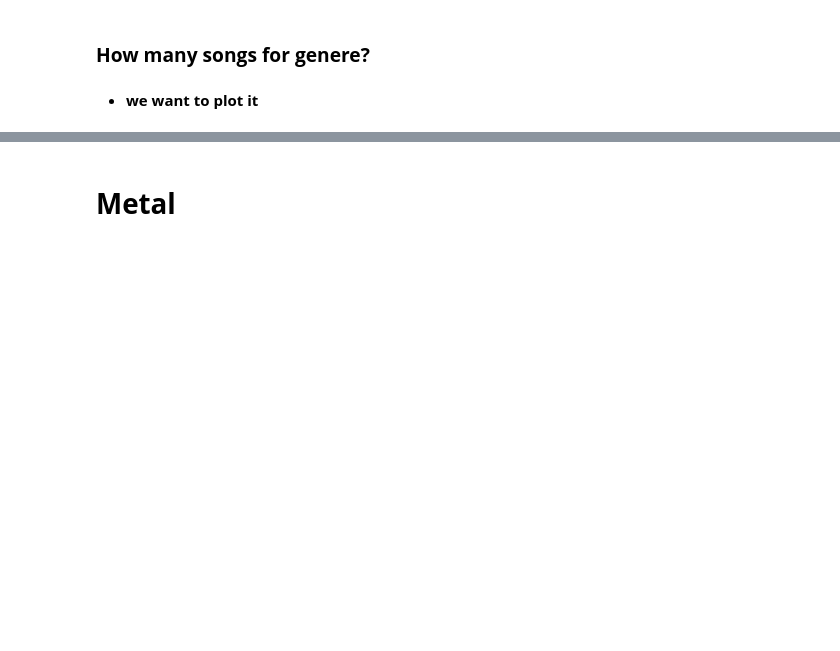
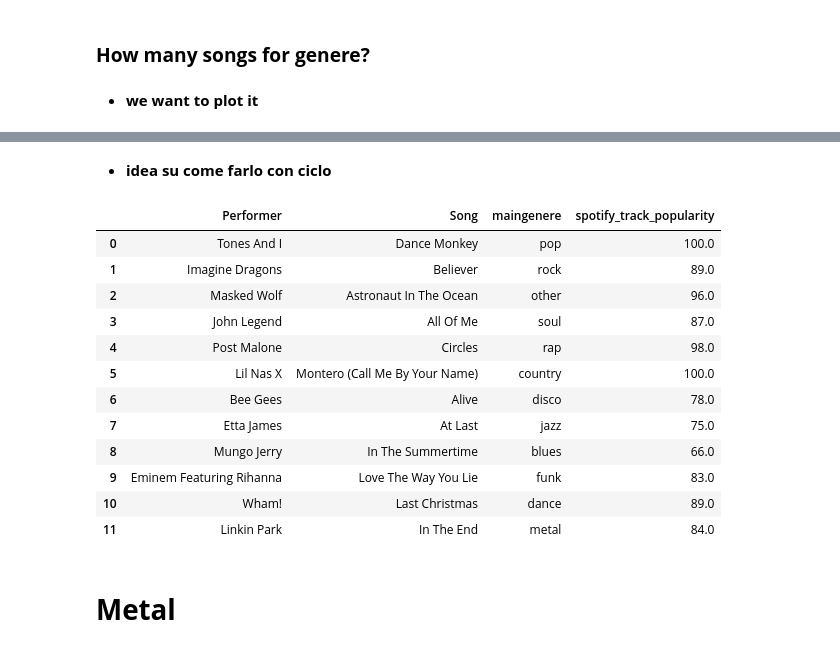
Before and after one commit to alelovo/Project_programming, a Jupyter notebook: project.ipynb, the cells around one changed output, grey strips where cells are left out. Saved outputs shown, nothing was run; the diff lists cells and outputs as text; code cells hidden in the pictures; blank space fills up the shorter version.

```diff
--- a/project.ipynb
+++ b/project.ipynb
@@ -418,0 +419,13 @@ plt.show()
+# %%
+performer_songs_genere_df=pd.DataFrame(columns=['Performer','Song','maingenere','spotify_track_popularity'])
+performer_songs_genere_df['Performer']=billboard_df.Performer
+performer_songs_genere_df['Song']=billboard_df.Song
+performer_songs_genere_df['maingenere']=billboard_df.maingenere
+performer_songs_genere_df['spotify_track_popularity']=billboard_df.spotify_track_popularity
+
+
+performer_songs_genere_df.index=performer_songs_genere_df.Performer
+
+#del performer_songs_genere_df['Performer']
+
+performer_songs_genere_df.head(5)
@@ -419,3 +440,31 @@ plt.show()
+# %% [markdown]
+* **idea su come farlo con ciclo**
+# %%
+lista_main_generi_ridotta=['pop', 'rock', 'other', 'soul', 'rap', 'country', 'disco', 'jazz',
+       'blues', 'funk', 'dance', 'metal']
+top_performer_song_per_populatiry_genere_df=pd.DataFrame()
+for generi in lista_main_generi_ridotta:
+    top_performer_song_per_populatiry_genere_series=performer_songs_genere_df[performer_songs_genere_df.maingenere==generi].sort_values(by='spotify_track_popularity',ascending=False).iloc[0]
+    #print(type(top_performer_song_per_populatiry_genere))
+    #top_performer_song_per_populatiry_genere_df.info()
+    top_performer_song_per_populatiry_genere_df=pd.concat([top_performer_song_per_populatiry_genere_df,top_performer_song_per_populatiry_genere_series],ignore_index=True, axis = 1)
+    #print(top_performer_song_per_populatiry_genere_df)
+# %%
+top_performer_song_per_populatiry_genere_df.T
+# %% [output]
+|  | Performer | Song | maingenere | spotify_track_popularity |
+| 0 | Tones And I | Dance Monkey | pop | 100.0 |
+| 1 | Imagine Dragons | Believer | rock | 89.0 |
+| 2 | Masked Wolf | Astronaut In The Ocean | other | 96.0 |
+| 3 | John Legend | All Of Me | soul | 87.0 |
+| 4 | Post Malone | Circles | rap | 98.0 |
+| 5 | Lil Nas X | Montero (Call Me By Your Name) | country | 100.0 |
+| 6 | Bee Gees | Alive | disco | 78.0 |
+| 7 | Etta James | At Last | jazz | 75.0 |
+| 8 | Mungo Jerry | In The Summertime | blues | 66.0 |
+| 9 | Eminem Featuring Rihanna | Love The Way You Lie | funk | 83.0 |
+| 10 | Wham! | Last Christmas | dance | 89.0 |
+| 11 | Linkin Park | In The End | metal | 84.0 |
 # %% [markdown]
 # **Metal**
 # %%
```
Also changed, not shown: parts of 10 cells of this notebook.
